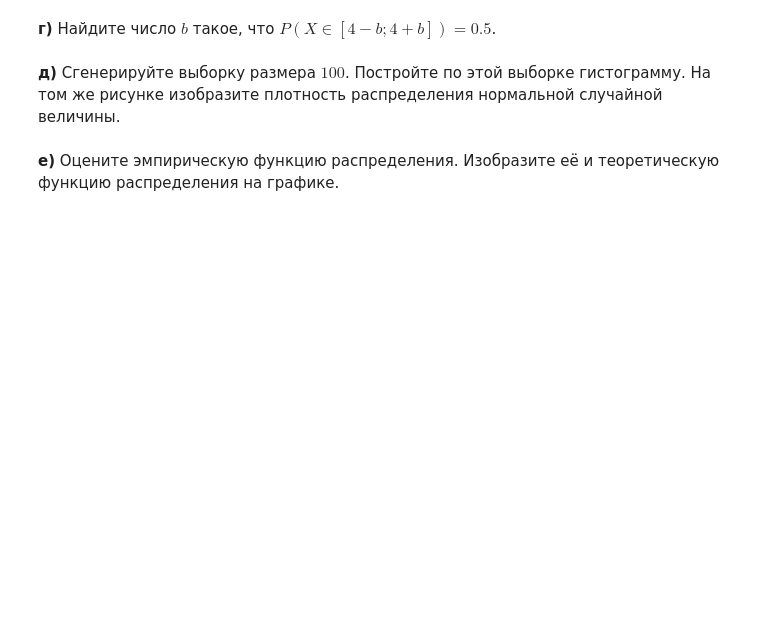
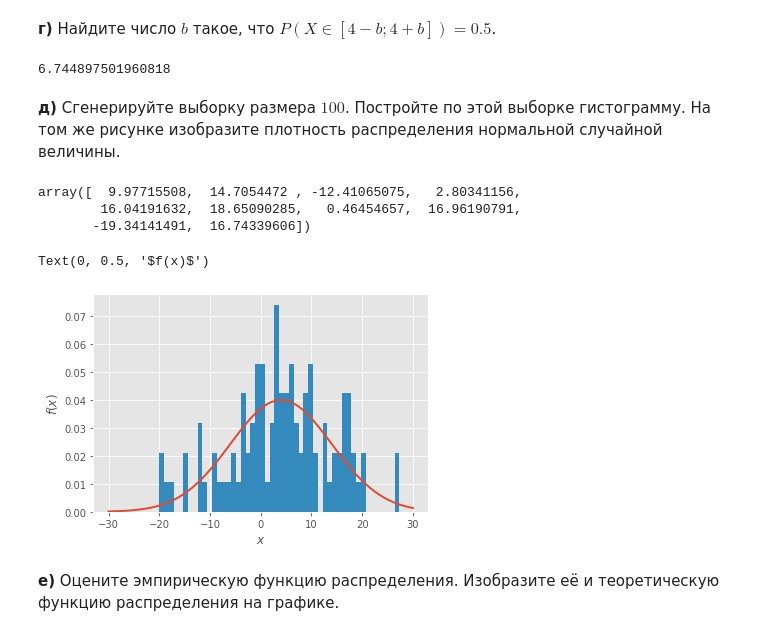
Before and after one commit to freefly-girl/test-for-vscode, a Jupyter notebook: week1/hw01_distributions.ipynb, the cells around one changed output. Cells and saved outputs as stored; diff of their text form; code cells hidden in the pictures; blank space fills up the shorter version.

```diff
--- a/week1/hw01_distributions.ipynb
+++ b/week1/hw01_distributions.ipynb
@@ -33,2 +26,4 @@ norm_rv = ...
+# %%
+norm_rv = sts.norm(loc=4, scale=10)
 # %% [markdown]
 __б)__ Найдите вероятности $P(X > 4)$, $P(X \in [2; 20])$, $P(X < −5)$. Запишите их в переменные `p1, p2, p3`.
@@ -71,3 +62,11 @@ b = ...
+# %%
+# 0.5 = norm_rv.cdf(4+b) - norm_rv.cdf(4-b)
+# еще бы понять логику данного номера...
+
+b = norm_rv.ppf(0.5) + norm_rv.ppf(0.75) - 8
+b
+# %% [output]
+6.744897501960818
 # %%
 assert np.abs(b - 6.7448975) < 1e-5
 # %% [markdown]
@@ -80,2 +74,23 @@ __д)__ Сгенерируйте выборку размера $100$. Постр
+# %%
+ex = norm_rv.rvs(100)
+ex[:10]
+# %% [output]
+array([  9.97715508,  14.7054472 , -12.41065075,   2.80341156,
+        16.04191632,  18.65090285,   0.46454657,  16.96190791,
+       -19.34141491,  16.74339606])
+# %%
+x = np.linspace(-30, 30, 100)
+
+# плотность
+pdf = norm_rv.pdf(x)
+plt.plot(x, pdf, lw=2)
+
+plt.hist(ex, bins=50, density=True)
+
+plt.xlabel('$x$')
+plt.ylabel('$f(x)$')
+# %% [output]
+Text(0, 0.5, '$f(x)$')
+[figure, added]
 # %% [markdown]
 __е)__ Оцените эмпирическую функцию распределения. Изобразите её и теоретическую функцию распределения на графике.
```
Also changed, not shown: parts of 13 cells of this notebook.
